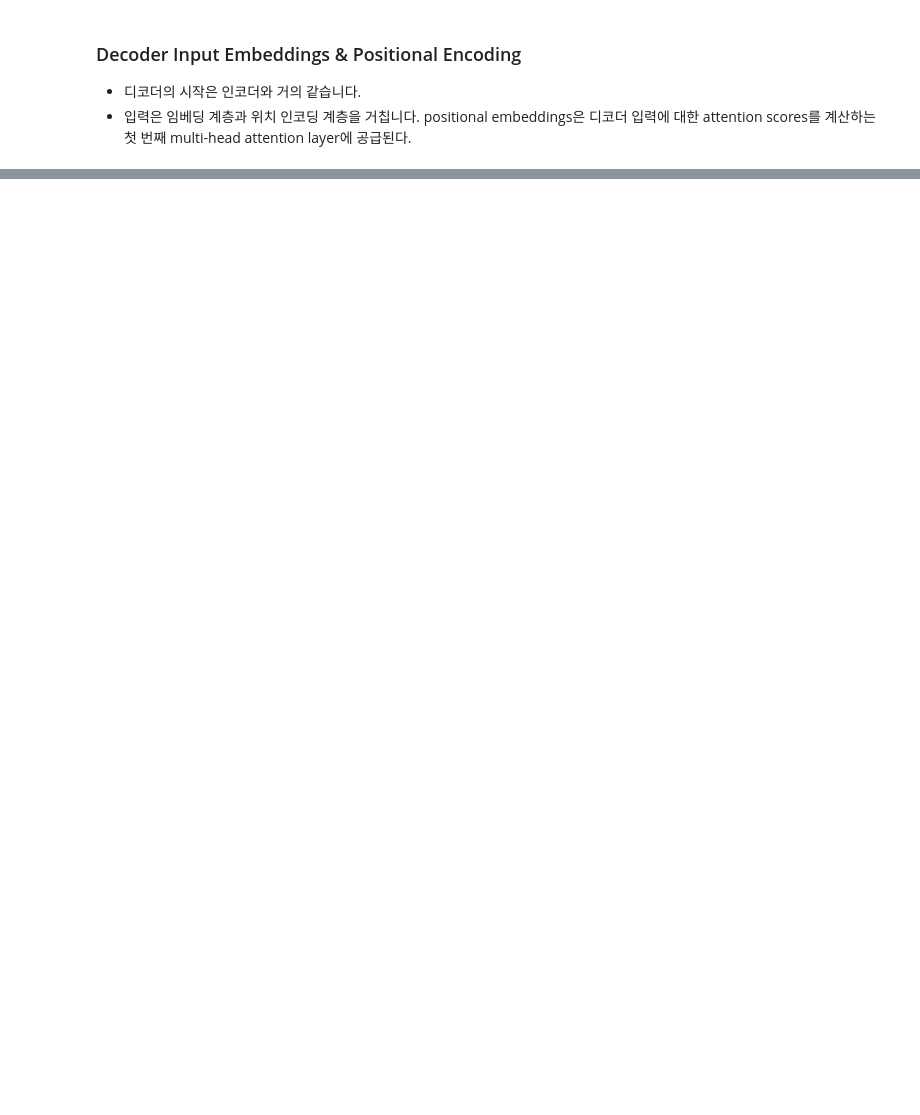
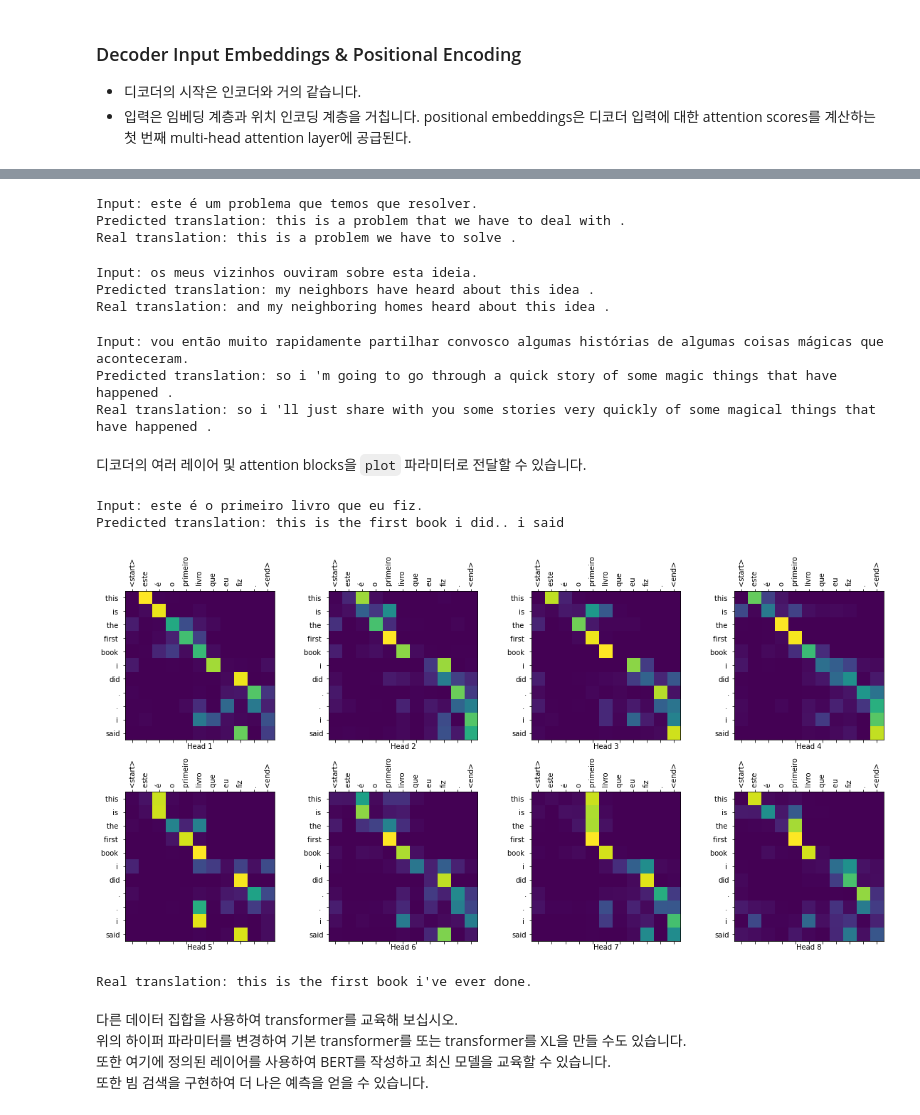
Before and after one commit to ljh468/Transformer-with-Attention-Mechanism, a Jupyter notebook: 5-1. Essential Guide to Transformer Models.ipynb, the cells around one changed output, grey strips where cells are left out. Cells and saved outputs as stored; diff of their text form; code cells hidden in the pictures; blank space fills up the shorter version.

Commit message:
Transformer

```diff
--- a/5-1. Essential Guide to Transformer Models.ipynb
+++ b/5-1. Essential Guide to Transformer Models.ipynb
@@ -367,0 +905,7 @@ positional embeddings은 디코더 입력에 대한 attention scores를 계산
+# %%
+sample_encoder_layer = EncoderLayer(512, 8, 2048)
+
+sample_encoder_layer_output = sample_encoder_layer(
+    tf.random.uniform((64, 43, 512)), False, None)
+
+sample_encoder_layer_output.shape  # (batch_size, input_seq_len, d_model)
@@ -367,0 +1216,23 @@ positional embeddings은 디코더 입력에 대한 attention scores를 계산
+# %%
+transformer = Transformer(num_layers, d_model, num_heads, dff,
+                          input_vocab_size, target_vocab_size,
+                          pe_input=input_vocab_size,
+                          pe_target=target_vocab_size,
+                          rate=dropout_rate)
+# %%
+def create_masks(inp, tar):
+  # Encoder padding mask
+  enc_padding_mask = create_padding_mask(inp)
+
+  # Used in the 2nd attention block in the decoder.
+  # This padding mask is used to mask the encoder outputs.
+  dec_padding_mask = create_padding_mask(inp)
+
+  # Used in the 1st attention block in the decoder.
+  # It is used to pad and mask future tokens in the input received by
+  # the decoder.
+  look_ahead_mask = create_look_ahead_mask(tf.shape(tar)[1])
+  dec_target_padding_mask = create_padding_mask(tar)
+  combined_mask = tf.maximum(dec_target_padding_mask, look_ahead_mask)
+
+  return enc_padding_mask, combined_mask, dec_padding_mask
@@ -367,0 +1448,46 @@ positional embeddings은 디코더 입력에 대한 attention scores를 계산
+# %%
+def translate(sentence, plot=''):
+  result, attention_weights = evaluate(sentence)
+
+  predicted_sentence = tokenizer_en.decode([i for i in result
+                                            if i < tokenizer_en.vocab_size])
+
+  print('Input: {}'.format(sentence))
+  print('Predicted translation: {}'.format(predicted_sentence))
+
+  if plot:
+    plot_attention_weights(attention_weights, sentence, result, plot)
+# %%
+translate("este é um problema que temos que resolver.")
+print ("Real translation: this is a problem we have to solve .")
+# %% [output]
+Input: este é um problema que temos que resolver.
+Predicted translation: this is a problem that we have to deal with .
+Real translation: this is a problem we have to solve .
+# %%
+translate("os meus vizinhos ouviram sobre esta ideia.")
+print ("Real translation: and my neighboring homes heard about this idea .")
+# %% [output]
+Input: os meus vizinhos ouviram sobre esta ideia.
+Predicted translation: my neighbors have heard about this idea .
+Real translation: and my neighboring homes heard about this idea .
+# %%
+translate("vou então muito rapidamente partilhar convosco algumas histórias de algumas coisas mágicas que aconteceram.")
+print ("Real translation: so i 'll just share with you some stories very quickly of some magical things that have happened .")
+# %% [output]
+Input: vou então muito rapidamente partilhar convosco algumas histórias de algumas coisas mágicas que aconteceram.
+Predicted translation: so i 'm going to go through a quick story of some magic things that have happened .
+Real translation: so i 'll just share with you some stories very quickly of some magical things that have happened .
+# %% [markdown]
+
+디코더의 여러 레이어 및 attention blocks을 `plot` 파라미터로 전달할 수 있습니다.
+# %%
+translate("este é o primeiro livro que eu fiz.", plot='decoder_layer4_block2')
+print ("Real translation: this is the first book i've ever done.")
+# %% [output]
+Input: este é o primeiro livro que eu fiz.
+Predicted translation: this is the first book i did.. i said
+[figure, added]
+Real translation: this is the first book i've ever done.
+# %% [markdown]
+다른 데이터 집합을 사용하여 transformer를 교육해 보십시오.<br> 위의 하이퍼 파라미터를 변경하여 기본 transformer를 또는 transformer를 XL을 만들 수도 있습니다.<br> 또한 여기에 정의된 레이어를 사용하여 BERT를 작성하고 최신 모델을 교육할 수 있습니다.<br> 또한 빔 검색을 구현하여 더 나은 예측을 얻을 수 있습니다.
```
Also changed, not shown: parts of 101 cells of this notebook.
